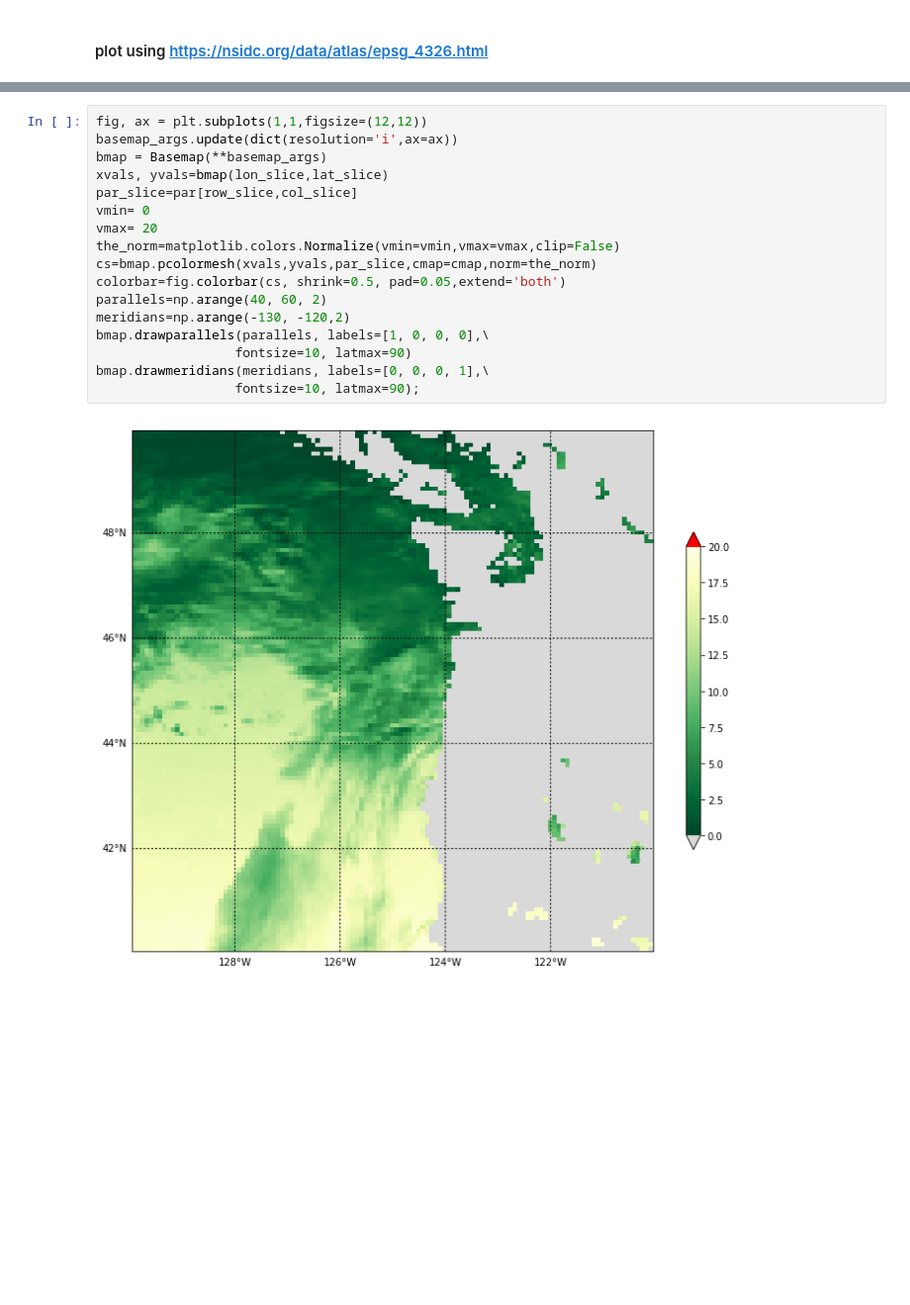
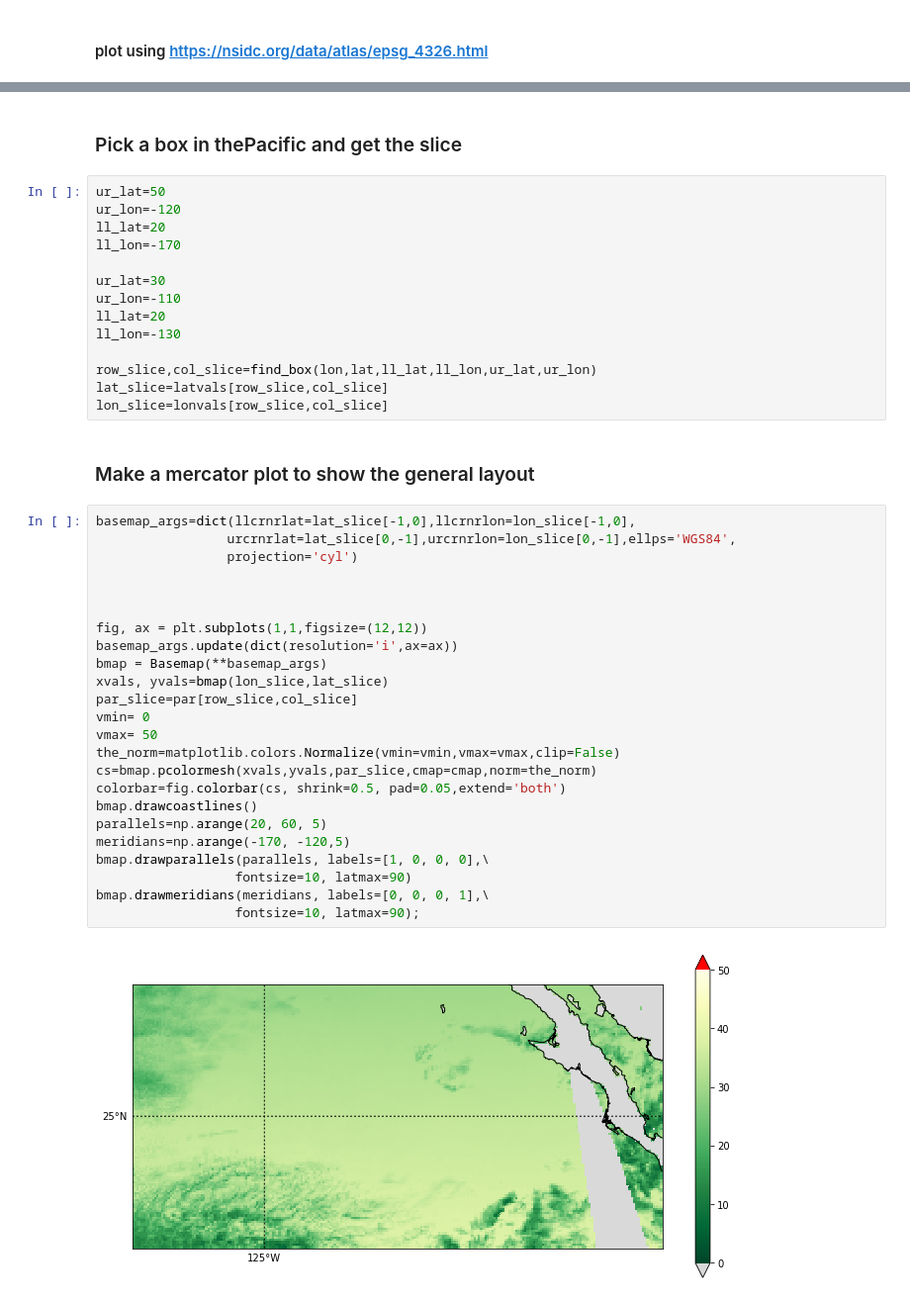
Before and after one commit to phaustin/e582, a Jupyter notebook: notebooks/zoom_with_functions.ipynb, the cells around one changed output, grey strips where cells are left out. Shown at 99% size. Drawn from its saved outputs; the diff is of its cells as text; blank space fills up the shorter version.

```diff
--- a/notebooks/zoom_smi_par.ipynb
+++ b/notebooks/zoom_with_functions.ipynb
@@ -101,19 +217,44 @@ basemap_args=dict(llcrnrlat=lat_slice[-1,0],llcrnrlon=lon_slice[-1,0],
+# %% [markdown]
+### Pick a box in thePacific and get the slice
+# %%
+ur_lat=50
+ur_lon=-120
+ll_lat=20
+ll_lon=-170
+
+ur_lat=30
+ur_lon=-110
+ll_lat=20
+ll_lon=-130
+
+row_slice,col_slice=find_box(lon,lat,ll_lat,ll_lon,ur_lat,ur_lon)
+lat_slice=latvals[row_slice,col_slice]
+lon_slice=lonvals[row_slice,col_slice]
+# %% [markdown]
+### Make a mercator plot to show the general layout
 # %%
+basemap_args=dict(llcrnrlat=lat_slice[-1,0],llcrnrlon=lon_slice[-1,0],
+                 urcrnrlat=lat_slice[0,-1],urcrnrlon=lon_slice[0,-1],ellps='WGS84',
+                 projection='cyl')
+
+
+
 fig, ax = plt.subplots(1,1,figsize=(12,12))
 basemap_args.update(dict(resolution='i',ax=ax))
 bmap = Basemap(**basemap_args)
 xvals, yvals=bmap(lon_slice,lat_slice)
 par_slice=par[row_slice,col_slice]
 vmin= 0
-vmax= 20
+vmax= 50
 the_norm=matplotlib.colors.Normalize(vmin=vmin,vmax=vmax,clip=False)
 cs=bmap.pcolormesh(xvals,yvals,par_slice,cmap=cmap,norm=the_norm)
 colorbar=fig.colorbar(cs, shrink=0.5, pad=0.05,extend='both')
-parallels=np.arange(40, 60, 2)
-meridians=np.arange(-130, -120,2)
+bmap.drawcoastlines()
+parallels=np.arange(20, 60, 5)
+meridians=np.arange(-170, -120,5)
 bmap.drawparallels(parallels, labels=[1, 0, 0, 0],\
                   fontsize=10, latmax=90)
 bmap.drawmeridians(meridians, labels=[0, 0, 0, 1],\
                   fontsize=10, latmax=90);
 # %% [output]
-[figure, old version]
+[figure, new version]
```
Also changed, not shown: parts of 20 cells of this notebook, 6 other files.
